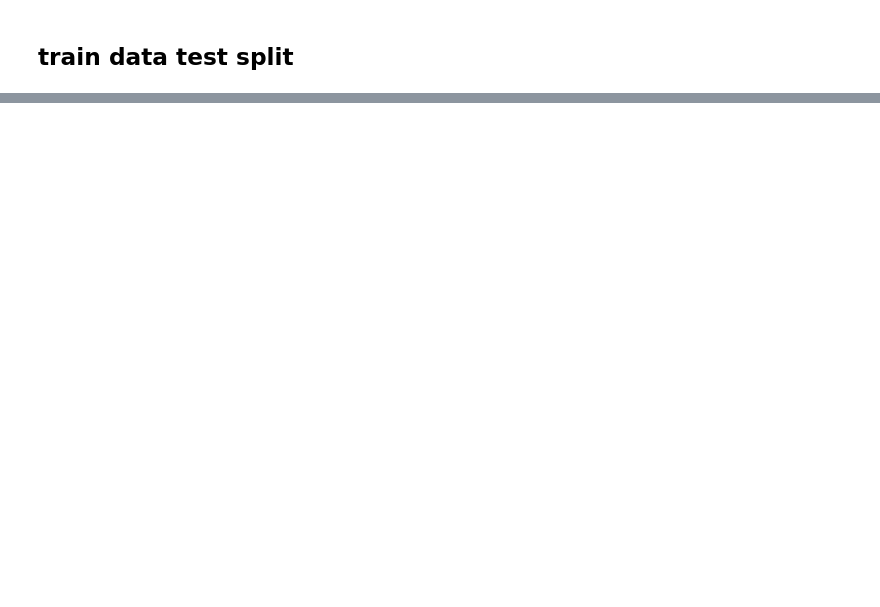
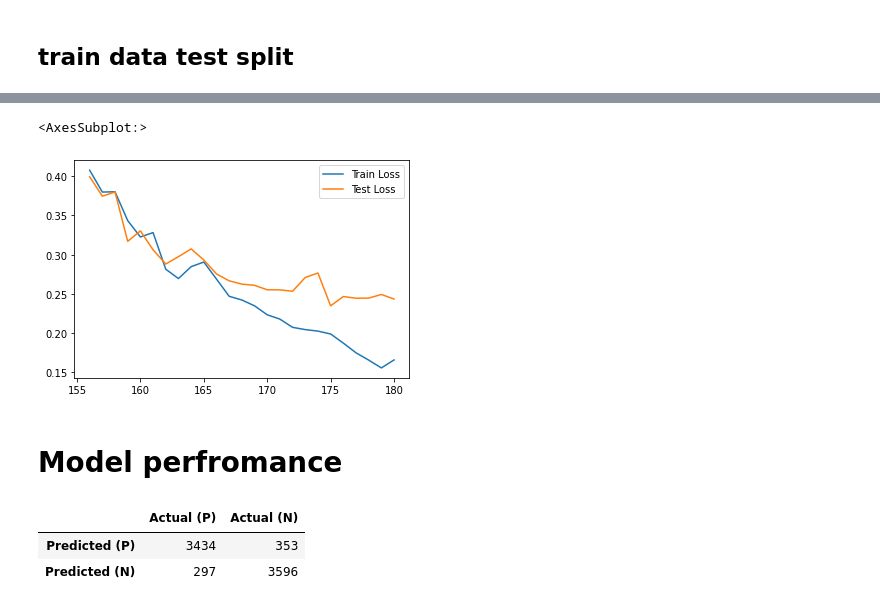
Before and after one commit to ahmedbadr97/sentiment-analysis-RNN, a Jupyter notebook: notebooks/sentiment_analysis.ipynb, the cells around one changed output, grey strips where cells are left out. Cells and saved outputs as stored; diff of their text form; code cells hidden in the pictures; blank space fills up the shorter version.

```diff
--- a/notebooks/sentiment_analysis.ipynb
+++ b/notebooks/sentiment_analysis.ipynb
@@ -485,0 +316,3 @@ KeyboardInterrupt:
+# %%
+hyperparameters_hist=pd.read_csv(train_data_dir+'/train_data.csv')
+epochs_hist=pd.read_csv(train_data_dir+'/epochs_data.csv')
@@ -485,0 +368,7 @@ KeyboardInterrupt:
+# %%
+epochs_hist[156:].plot(y=['Train Loss','Test Loss'])
+# %% [output]
+<AxesSubplot:>
+[figure, added]
+# %% [markdown]
+# Model perfromance
@@ -485,0 +408,6 @@ KeyboardInterrupt:
+# %%
+conf_matrix_df
+# %% [output]
+|  | Actual (P) | Actual (N) |
+| Predicted (P) | 3434 | 353 |
+| Predicted (N) | 297 | 3596 |
```
Also changed, not shown: parts of 94 cells of this notebook, 10 other files.
